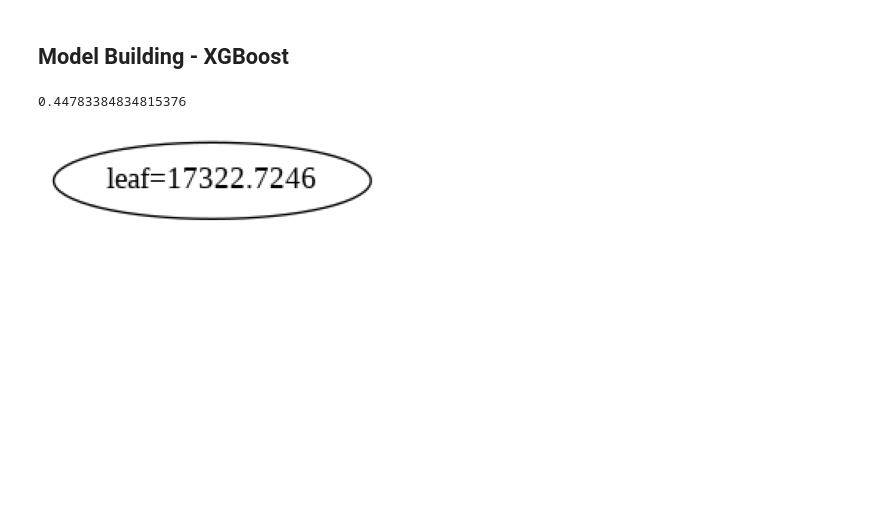
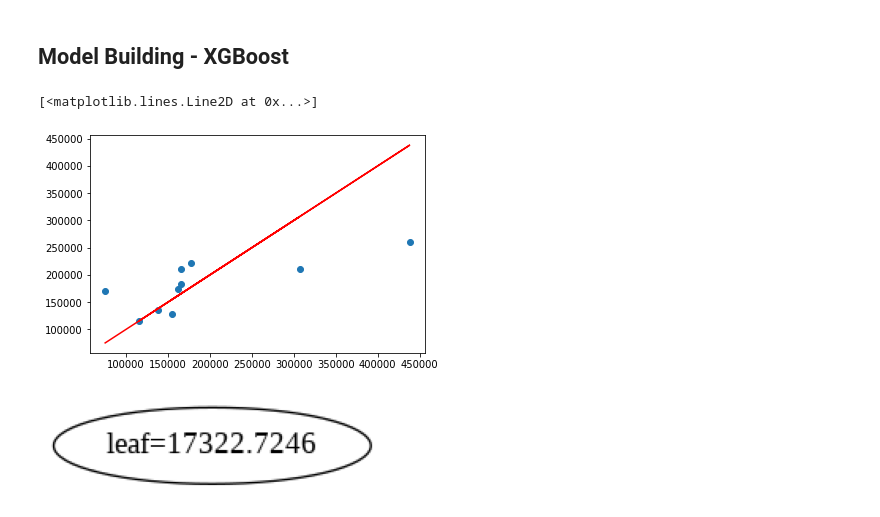
Before and after one commit to 9harshit/us_housing_analysis, a Jupyter notebook: eda.ipynb, the cells around one changed output. Saved outputs shown, nothing was run; the diff lists cells and outputs as text; code cells hidden in the pictures; blank space fills up the shorter version.

```diff
--- a/eda.ipynb
+++ b/eda.ipynb
@@ -465,18 +484,24 @@ from xgboost import XGBRegressor
 # %%
 xgboost = XGBRegressor(objective ='reg:squarederror',
                        colsample_bytree = 0.3,
                        learning_rate = 0.1,
                        max_depth = 5,
                        alpha = 10,
                        random_state=777,
                        n_estimators = 100)
 xgboost.fit(X_train, y_train)
 
 y_prediction = xgboost.predict(X_test)
 
 r2_score(y_test, y_prediction)
+# Our predictions
+plt.scatter(y_test,y_prediction)
+
+# Perfect predictions
+plt.plot(y_test,y_test,'r')
 # %% [output]
-0.44783384834815376
+[<matplotlib.lines.Line2D at 0x...>]
+[figure, added]
 # %%
 from xgboost import plot_tree
 from xgboost import to_graphviz
```
Also changed, not shown: parts of 4 cells of this notebook.
